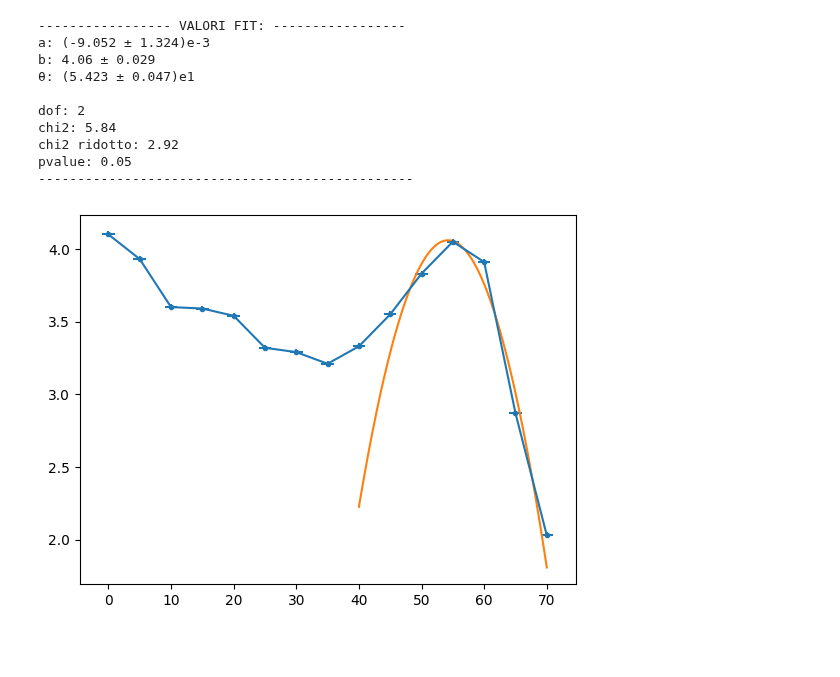
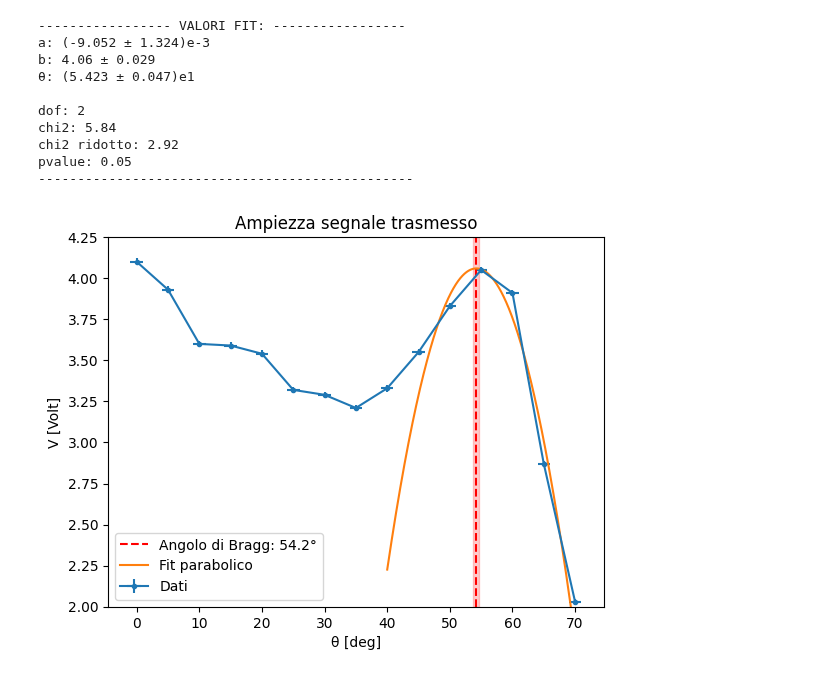
Before and after one commit to CarminatiGiovanni/LaboratorioFisica2, a Jupyter notebook: 20240509micoonde/brewster.ipynb, the cells around one changed output. Saved outputs shown, nothing was run; the diff lists cells and outputs as text; code cells hidden in the pictures; blank space fills up the shorter version.

```diff
--- a/20240509micoonde/brewster.ipynb
+++ b/20240509micoonde/brewster.ipynb
@@ -50,9 +50,17 @@ pvalue: 0.05
 # %%
 plt.errorbar(teta90, V90, yerr=sigmaV90,xerr=sigmaθ, fmt='.-', label='Dati')
 
+plt.axvline(x=54.2, color='red', linestyle='--',label='Angolo di Bragg: 54.2°')
+plt.fill_betweenx(np.linspace(2,4.25,100),54.2 - 0.47,54.2 + 0.47, color='red', alpha=0.2)
+
+plt.xlabel('θ [deg]')
+plt.ylabel('V [Volt]')
+plt.title('Ampiezza segnale trasmesso')
+plt.ylim(2,4.25)
 x = np.linspace(teta90[a1-1], teta90[a2], 1000)
-plt.plot(x, parabola(x, *list(fit_angolo_bragg.values.values())), label='Fit')
+plt.plot(x, parabola(x, *list(fit_angolo_bragg.values.values())), label='Fit parabolico')
+plt.legend()
 
 plt.show()
 # %% [output]
-[figure, old version]
+[figure, new version]
```
Also changed, not shown: parts of 1 cell of this notebook.
